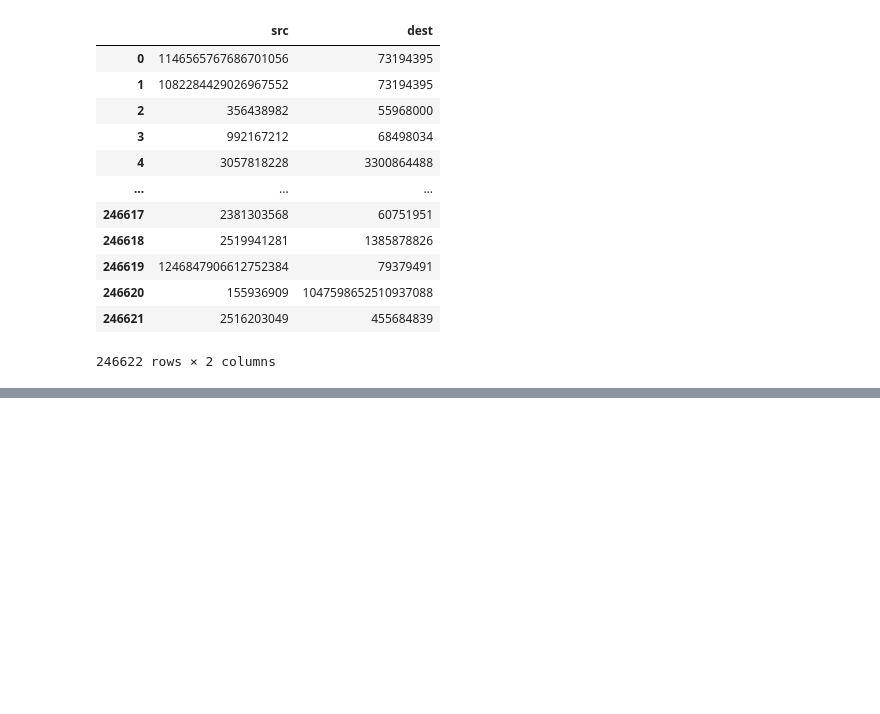
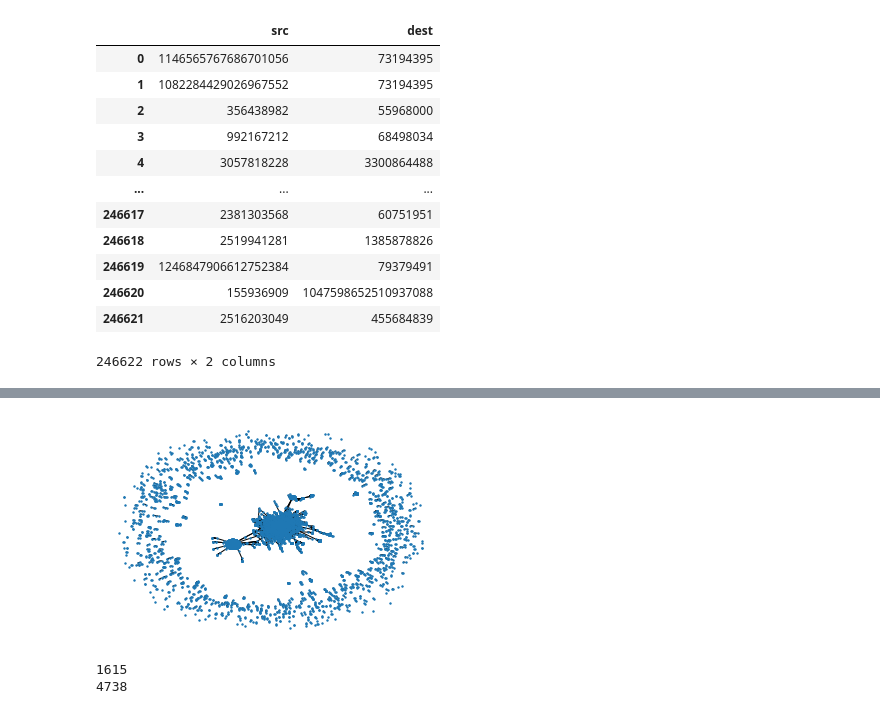
Before and after one commit to jecrespo/Analisis-RRSS-Python, a Jupyter notebook: Proyecto/Proyecto_arduino.ipynb, the cells around one changed output, grey strips where cells are left out. Drawn from its saved outputs; the diff is of its cells as text; code cells hidden in the pictures; blank space fills up the shorter version.

```diff
--- a/Proyecto/Proyecto_arduino.ipynb
+++ b/Proyecto/Proyecto_arduino.ipynb
@@ -315,0 +315,4 @@ grafo_json
+# %%
+import networkx as nx
+G_arduino = nx.read_edgelist('grafo_arduino.csv',create_using=nx.Graph(),nodetype=int)
+G_Trump = nx.read_edgelist('grafo_json_trump.csv',create_using=nx.Graph(),nodetype=int)
@@ -315,0 +357,8 @@ grafo_json
+# %%
+#ejercicio 1 - Visualizar el grafo Arduino
+import matplotlib.pyplot as plt
+plt.axis('off')
+spring_pos = nx.spring_layout(G_arduino)
+nx.draw_networkx(G_arduino, pos=spring_pos, cmap=plt.get_cmap('jet'), node_size=2, with_labels=False)
+# %% [output]
+[figure, added]
@@ -315,0 +373,18 @@ grafo_json
+# %%
+deg_arduino = G_arduino.degree
+deg_Trump = G_Trump.degree
+
+deg_min_arduino = 3
+deg_min_Trump = 10
+
+#Filtra los nodos que tengan un grado inferior a 15 y genera un nuevo grafo sin esos nodos
+nodes_arduino = [k[0] for k in deg_arduino if k[1]>=deg_min_arduino]
+print(len(nodes_arduino))
+G_simple_arduino = G_arduino.subgraph(nodes_arduino)
+
+nodes_Trump = [k[0] for k in deg_Trump if k[1]>=deg_min_Trump]
+print(len(nodes_Trump))
+G_simple_Trump = G_Trump.subgraph(nodes_Trump)
+# %% [output]
+1615
+4738
```
Also changed, not shown: parts of 19 cells of this notebook, 13 other files.
